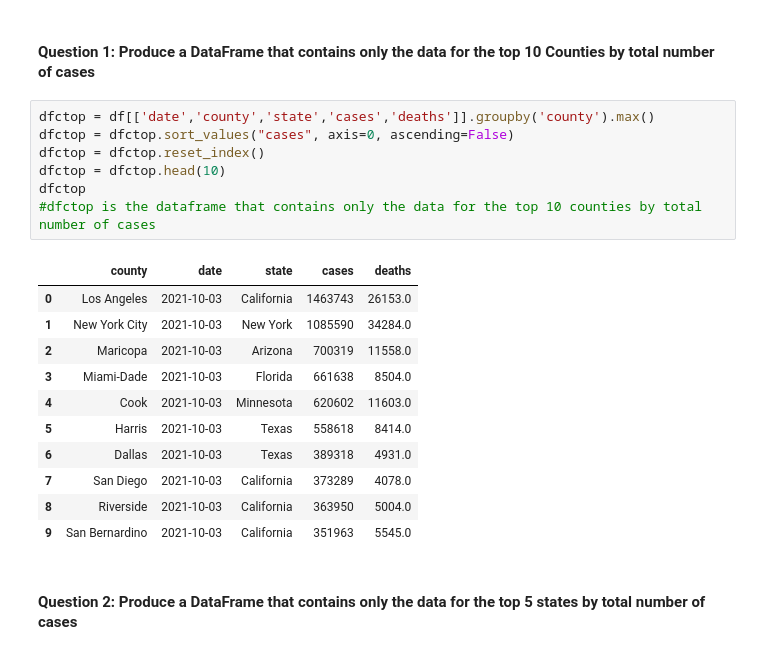
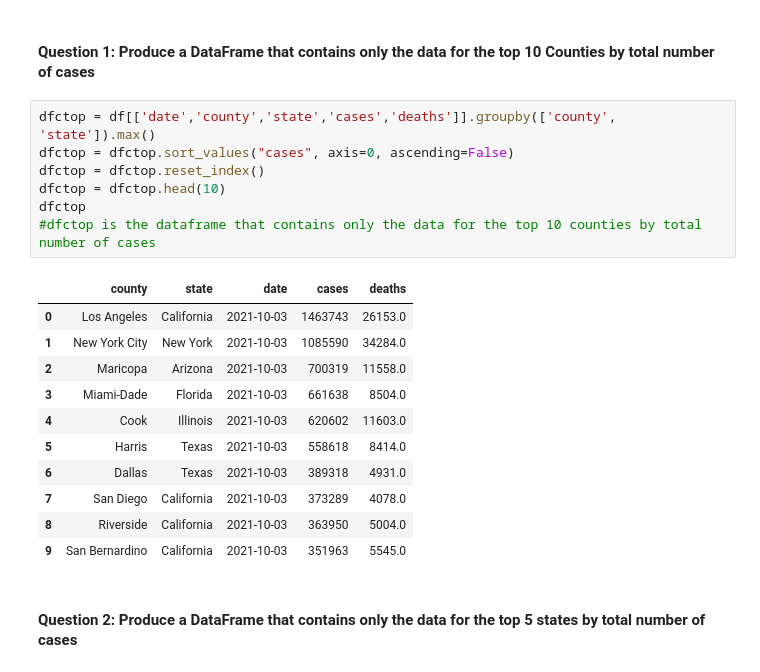
Before and after one commit to CMU-MS-DAS-Modern-Programming-Mini/ClassAssignmentNo4, a Jupyter notebook: US County Data - pandas.ipynb, the cells around one changed output. Drawn from its saved outputs; the diff is of its cells as text.

```diff
--- a/US County Data - pandas.ipynb
+++ b/US County Data - pandas.ipynb
@@ -28,24 +28,24 @@ df['date'] = pd.to_datetime(df['date'])
 # %% [markdown]
 #### Question 1: Produce a DataFrame that contains only the data for the top 10 Counties by total number of cases
 # %%
-dfctop = df[['date','county','state','cases','deaths']].groupby('county').max()
+dfctop = df[['date','county','state','cases','deaths']].groupby(['county', 'state']).max()
 dfctop = dfctop.sort_values("cases", axis=0, ascending=False)
 dfctop = dfctop.reset_index()
 dfctop = dfctop.head(10)
 dfctop
 #dfctop is the dataframe that contains only the data for the top 10 counties by total number of cases
 # %% [output]
-|  | county | date | state | cases | deaths |
-| 0 | Los Angeles | 2021-10-03 | California | 1463743 | 26153.0 |
-| 1 | New York City | 2021-10-03 | New York | 1085590 | 34284.0 |
-| 2 | Maricopa | 2021-10-03 | Arizona | 700319 | 11558.0 |
-| 3 | Miami-Dade | 2021-10-03 | Florida | 661638 | 8504.0 |
-| 4 | Cook | 2021-10-03 | Minnesota | 620602 | 11603.0 |
-| 5 | Harris | 2021-10-03 | Texas | 558618 | 8414.0 |
-| 6 | Dallas | 2021-10-03 | Texas | 389318 | 4931.0 |
-| 7 | San Diego | 2021-10-03 | California | 373289 | 4078.0 |
-| 8 | Riverside | 2021-10-03 | California | 363950 | 5004.0 |
-| 9 | San Bernardino | 2021-10-03 | California | 351963 | 5545.0 |
+|  | county | state | date | cases | deaths |
+| 0 | Los Angeles | California | 2021-10-03 | 1463743 | 26153.0 |
+| 1 | New York City | New York | 2021-10-03 | 1085590 | 34284.0 |
+| 2 | Maricopa | Arizona | 2021-10-03 | 700319 | 11558.0 |
+| 3 | Miami-Dade | Florida | 2021-10-03 | 661638 | 8504.0 |
+| 4 | Cook | Illinois | 2021-10-03 | 620602 | 11603.0 |
+| 5 | Harris | Texas | 2021-10-03 | 558618 | 8414.0 |
+| 6 | Dallas | Texas | 2021-10-03 | 389318 | 4931.0 |
+| 7 | San Diego | California | 2021-10-03 | 373289 | 4078.0 |
+| 8 | Riverside | California | 2021-10-03 | 363950 | 5004.0 |
+| 9 | San Bernardino | California | 2021-10-03 | 351963 | 5545.0 |
 # %% [markdown]
 ####  Question 2: Produce a DataFrame that contains only the data for the top 5 states by total number of cases
 # %%
```
Also changed, not shown: parts of 3 cells of this notebook.
